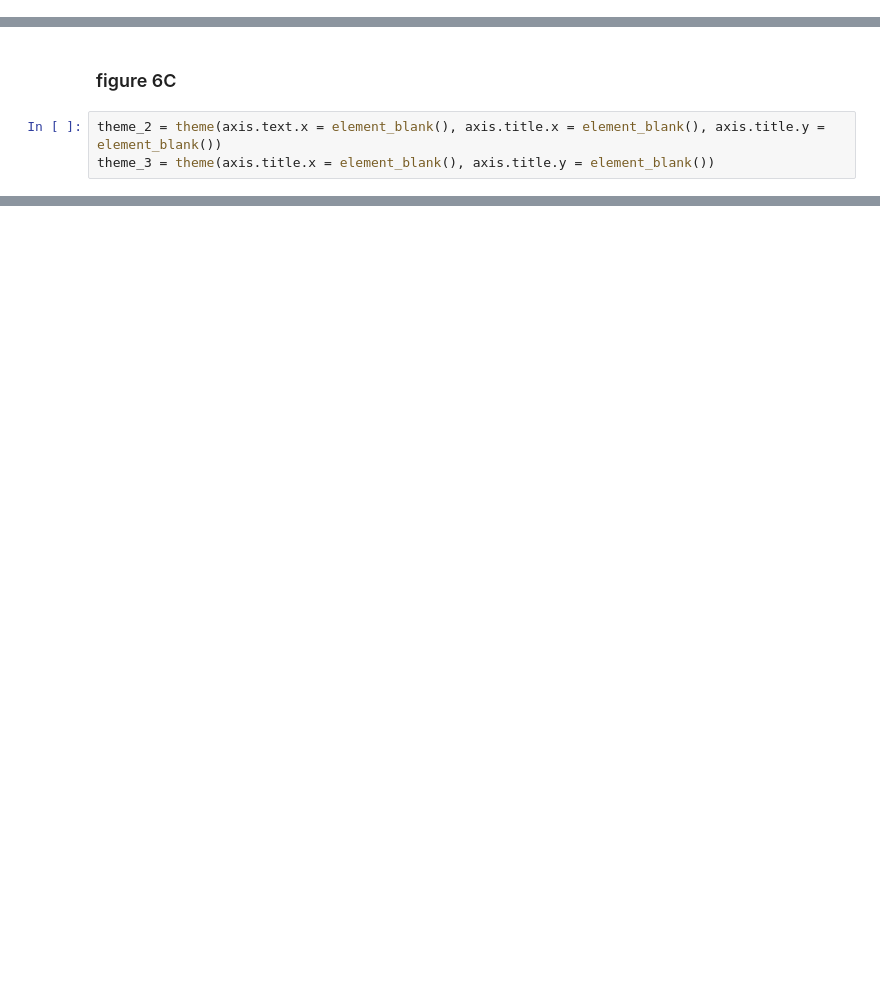
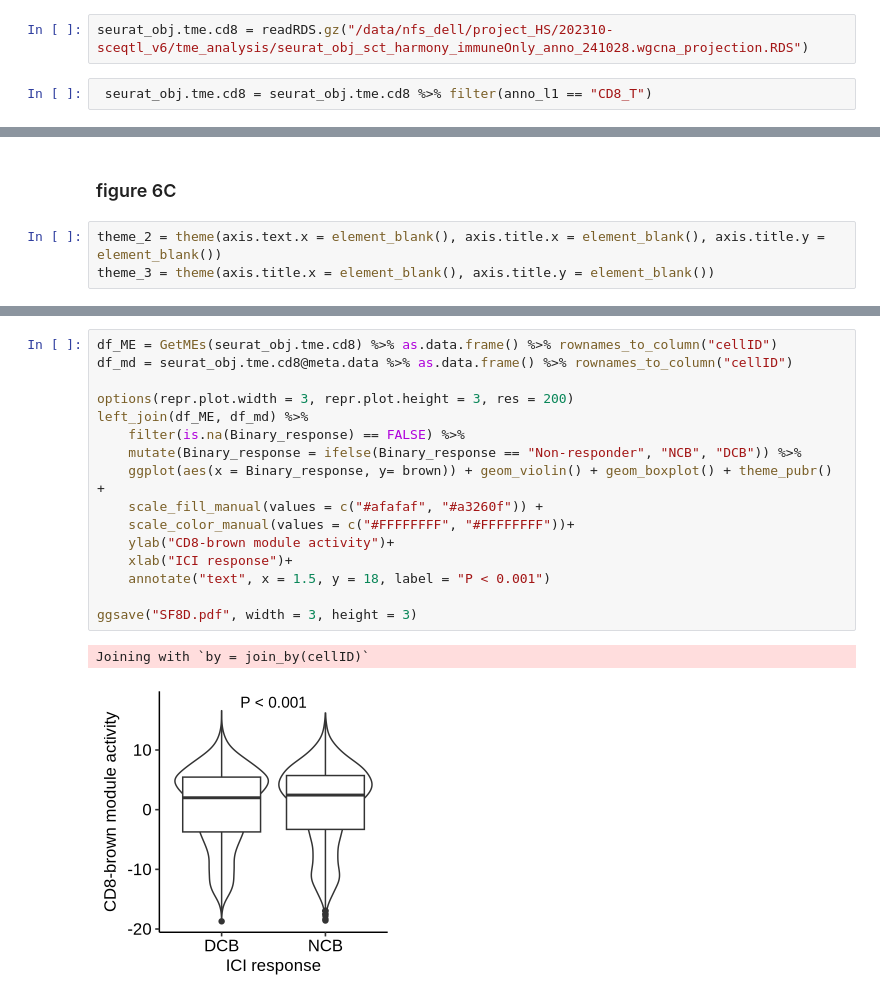
Before and after one commit to snu-mchoi-lab/LungCancer_ICI_sceQTL_2024, a Jupyter notebook: analysis/00_04_scRNA_TME_preprocessing.ipynb, the cells around one changed output, grey strips where cells are left out. Drawn from its saved outputs; the diff is of its cells as text; blank space fills up the shorter version.

```diff
--- a/analysis/00_04_scRNA_TME_preprocessing.ipynb
+++ b/analysis/00_04_scRNA_TME_preprocessing.ipynb
@@ -155,6 +173,10 @@ c_genes = c("GZMB", "PLEK", "CTSC", "APOBEC3G",
 "GSDMB", "IL18R1", "CTSW",
 "TBX21", "EOMES", "IL2RB"
 )
+# %%
+seurat_obj.tme.cd8 = readRDS.gz("/data/nfs_dell/project_HS/202310-sceqtl_v6/tme_analysis/seurat_obj_sct_harmony_immuneOnly_anno_241028.wgcna_projection.RDS")
+# %%
+ seurat_obj.tme.cd8 = seurat_obj.tme.cd8 %>% filter(anno_l1 == "CD8_T")
 # %%
 pDEG_dotPlot = seurat_obj.tme.cd8 %>%
   DotPlot(
@@ -265,0 +330,19 @@ ggsave("tme_analysis/figure_prep/pVln_selected_genes.pdf", width = 10, height =
+# %%
+df_ME = GetMEs(seurat_obj.tme.cd8) %>% as.data.frame() %>% rownames_to_column("cellID")
+df_md = seurat_obj.tme.cd8@meta.data %>% as.data.frame() %>% rownames_to_column("cellID")
+
+options(repr.plot.width = 3, repr.plot.height = 3, res = 200)
+left_join(df_ME, df_md) %>%
+    filter(is.na(Binary_response) == FALSE) %>%
+    mutate(Binary_response = ifelse(Binary_response == "Non-responder", "NCB", "DCB")) %>%
+    ggplot(aes(x = Binary_response, y= brown)) + geom_violin() + geom_boxplot() + theme_pubr() +
+    scale_fill_manual(values = c("#afafaf", "#a3260f")) +
+    scale_color_manual(values = c("#FFFFFFFF", "#FFFFFFFF"))+
+    ylab("CD8-brown module activity")+
+    xlab("ICI response")+
+    annotate("text", x = 1.5, y = 18, label = "P < 0.001")
+
+ggsave("SF8D.pdf", width = 3, height = 3)
+# %% [output]
+Joining with `by = join_by(cellID)`
+[figure, added]
```
Also changed, not shown: parts of 5 cells of this notebook, 20 other files.
